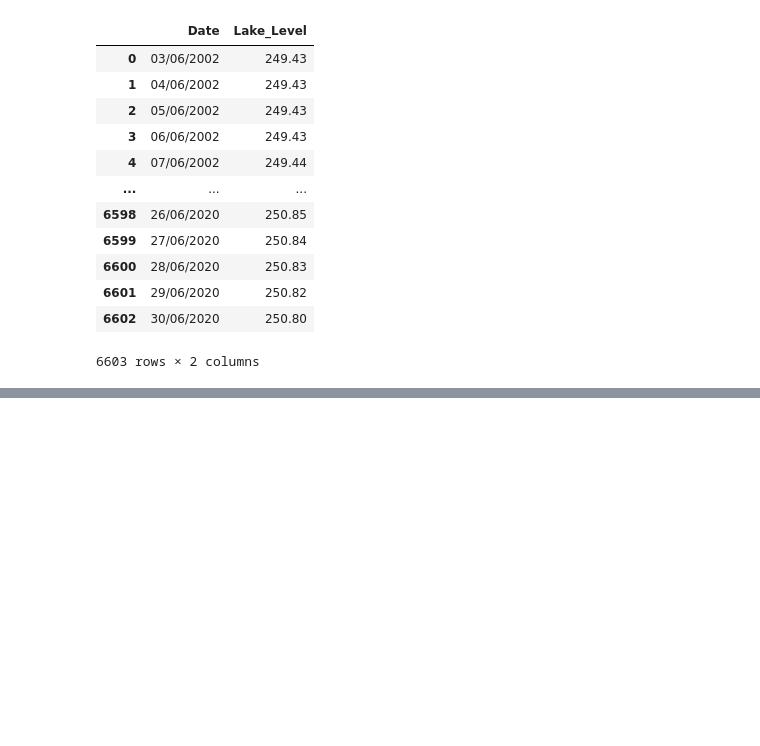
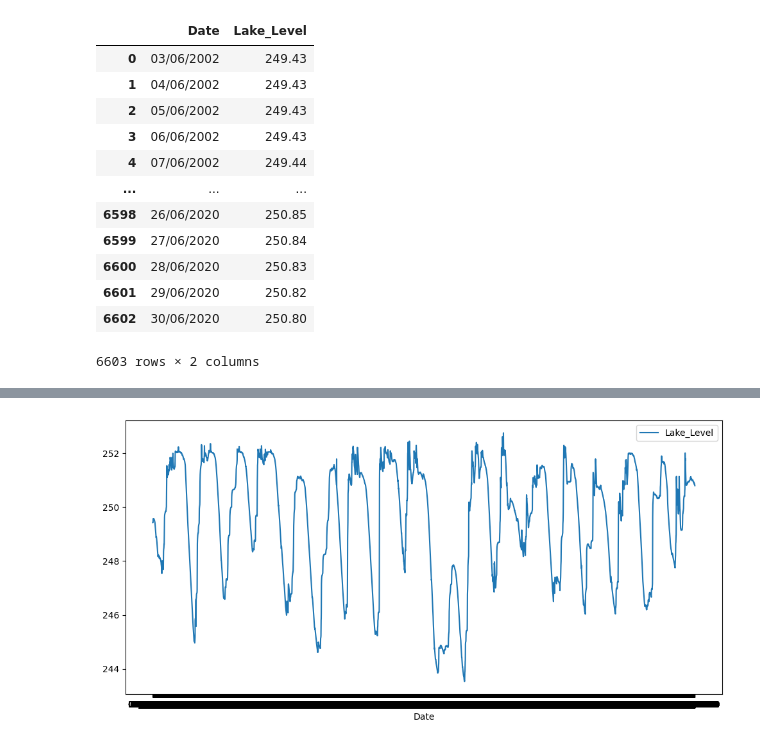
Before and after one commit to LuisCamachoRivero/Series_de_tiempo, a Jupyter notebook: src/explore.ipynb, the cells around one changed output, grey strips where cells are left out. Drawn from its saved outputs; the diff is of its cells as text; code cells hidden in the pictures; blank space fills up the shorter version.

Commit message:
Visualizacion ST

```diff
--- a/src/explore.ipynb
+++ b/src/explore.ipynb
@@ -50,0 +47,6 @@ df2
+# %%
+# Transformamos la columana de fecha en el index
+
+df2.index = df2['Date']
+df2.drop('Date',axis=1,inplace=True)
+df2
@@ -50,0 +72,12 @@ df2
+# %%
+# Visualización Serie Temporal
+
+fig, axis = plt.subplots(figsize = (10, 5))
+
+sns.lineplot(data = df2)
+
+plt.tight_layout()
+
+plt.show()
+# %% [output]
+[figure, added]
```
Also changed, not shown: parts of 6 cells of this notebook.
